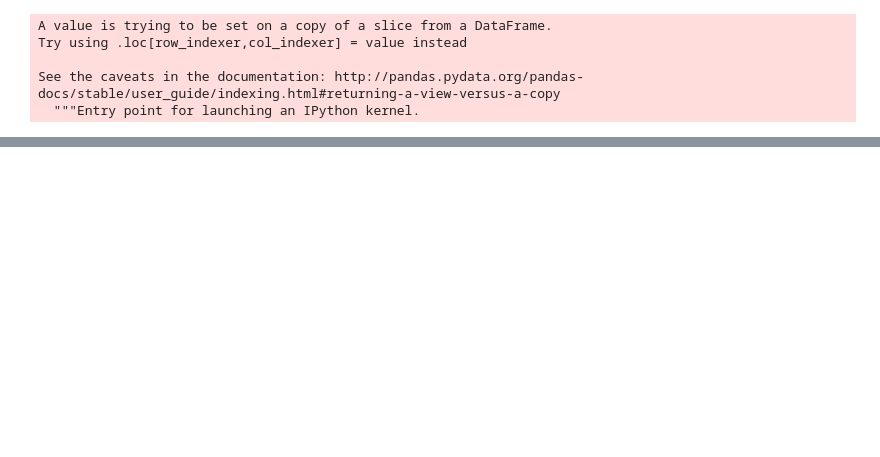
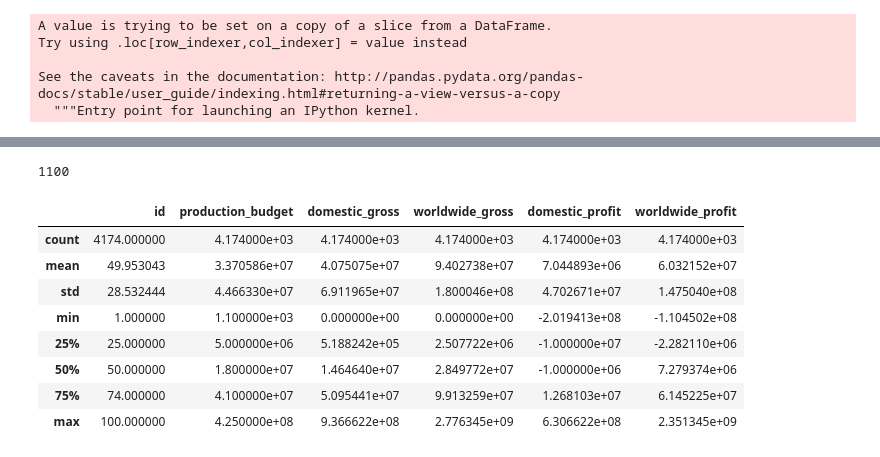
Before and after one commit to powergascan/mod-1-proj, a Jupyter notebook: PlayingwithBoxplots.ipynb, the cells around one changed output, grey strips where cells are left out. Saved outputs shown, nothing was run; the diff lists cells and outputs as text; code cells hidden in the pictures; blank space fills up the shorter version.

```diff
--- a/PlayingwithBoxplots.ipynb
+++ b/PlayingwithBoxplots.ipynb
@@ -85,0 +92,16 @@ plot3=sns.scatterplot(x='profit_margin', y='prop_int', data=by_pm)
+# %%
+by_pm.production_budget.min()
+# %% [output]
+1100
+# %%
+bydate.describe()
+# %% [output]
+|  | id | production_budget | domestic_gross | worldwide_gross | domestic_profit | worldwide_profit |
+| count | 4174.000000 | 4.174000e+03 | 4.174000e+03 | 4.174000e+03 | 4.174000e+03 | 4.174000e+03 |
+| mean | 49.953043 | 3.370586e+07 | 4.075075e+07 | 9.402738e+07 | 7.044893e+06 | 6.032152e+07 |
+| std | 28.532444 | 4.466330e+07 | 6.911965e+07 | 1.800046e+08 | 4.702671e+07 | 1.475040e+08 |
+| min | 1.000000 | 1.100000e+03 | 0.000000e+00 | 0.000000e+00 | -2.019413e+08 | -1.104502e+08 |
+| 25% | 25.000000 | 5.000000e+06 | 5.188242e+05 | 2.507722e+06 | -1.000000e+07 | -2.282110e+06 |
+| 50% | 50.000000 | 1.800000e+07 | 1.464640e+07 | 2.849772e+07 | -1.000000e+06 | 7.279374e+06 |
+| 75% | 74.000000 | 4.100000e+07 | 5.095441e+07 | 9.913259e+07 | 1.268103e+07 | 6.145225e+07 |
+| max | 100.000000 | 4.250000e+08 | 9.366622e+08 | 2.776345e+09 | 6.306622e+08 | 2.351345e+09 |
```
Also changed, not shown: parts of 8 cells of this notebook.
